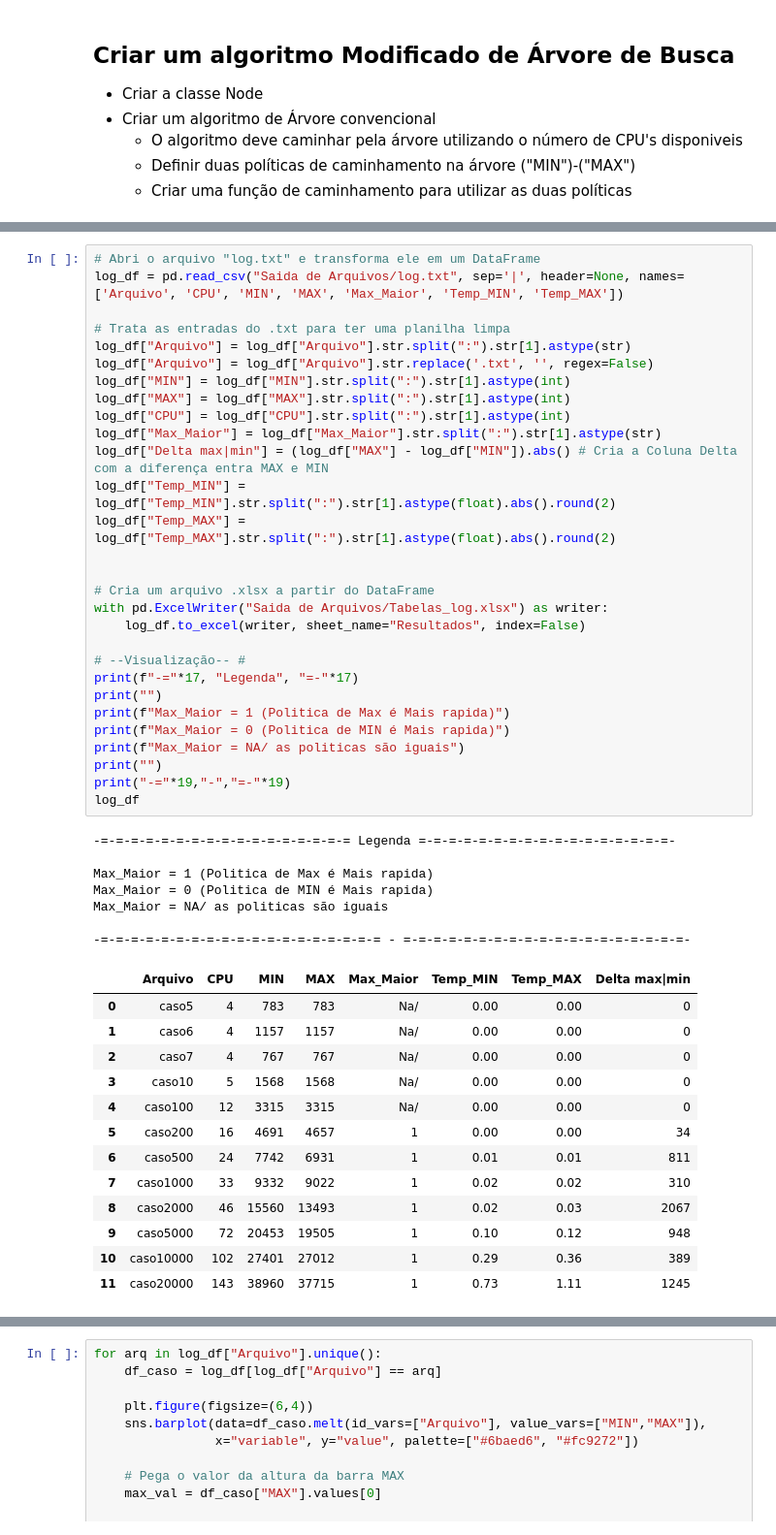
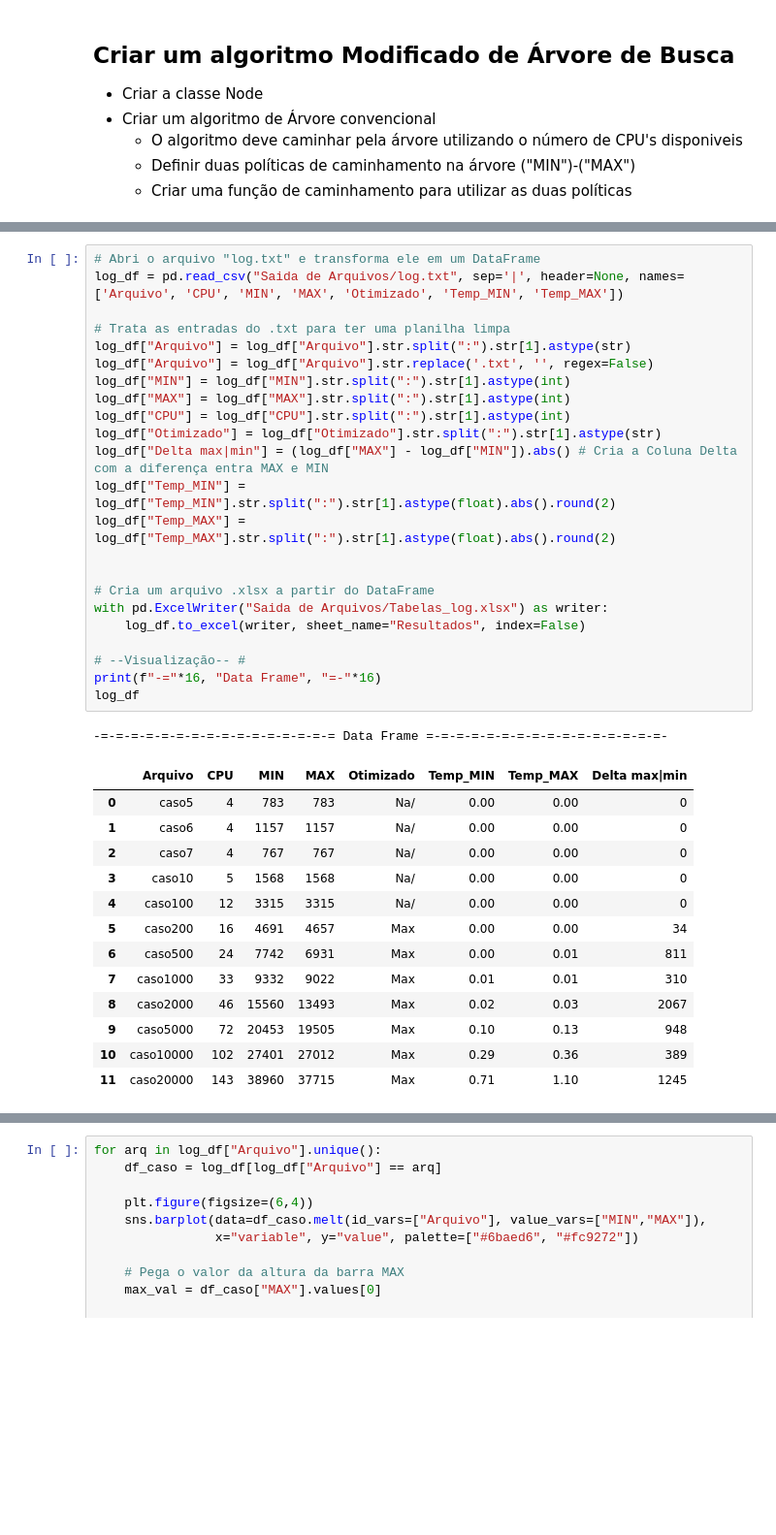
Before and after one commit to Joao-H-Luz/T-1_ALEST_II-Processamento-em-nuvem-, a Jupyter notebook: Tratamento.ipynb, the cells around one changed output, grey strips where cells are left out. Shown: that part at 97% size. Drawn from its saved outputs; the diff is of its cells as text; blank space fills up the shorter version.

```diff
--- a/Tratamento.ipynb
+++ b/Tratamento.ipynb
@@ -205,52 +215,40 @@ O tempo total foi: 1.1104764938354492
         - Gerar um Arquivo Tabelas_log.xlsx
 # %%
 # Abri o arquivo "log.txt" e transforma ele em um DataFrame
-log_df = pd.read_csv("Saida de Arquivos/log.txt", sep='|', header=None, names=['Arquivo', 'CPU', 'MIN', 'MAX', 'Max_Maior', 'Temp_MIN', 'Temp_MAX'])
+log_df = pd.read_csv("Saida de Arquivos/log.txt", sep='|', header=None, names=['Arquivo', 'CPU', 'MIN', 'MAX', 'Otimizado', 'Temp_MIN', 'Temp_MAX'])
 
 # Trata as entradas do .txt para ter uma planilha limpa
 log_df["Arquivo"] = log_df["Arquivo"].str.split(":").str[1].astype(str)
 log_df["Arquivo"] = log_df["Arquivo"].str.replace('.txt', '', regex=False)
 log_df["MIN"] = log_df["MIN"].str.split(":").str[1].astype(int)
 log_df["MAX"] = log_df["MAX"].str.split(":").str[1].astype(int)
 log_df["CPU"] = log_df["CPU"].str.split(":").str[1].astype(int)
-log_df["Max_Maior"] = log_df["Max_Maior"].str.split(":").str[1].astype(str)
+log_df["Otimizado"] = log_df["Otimizado"].str.split(":").str[1].astype(str)
 log_df["Delta max|min"] = (log_df["MAX"] - log_df["MIN"]).abs() # Cria a Coluna Delta com a diferença entra MAX e MIN
 log_df["Temp_MIN"] = log_df["Temp_MIN"].str.split(":").str[1].astype(float).abs().round(2)
 log_df["Temp_MAX"] = log_df["Temp_MAX"].str.split(":").str[1].astype(float).abs().round(2)
 
 
 # Cria um arquivo .xlsx a partir do DataFrame
 with pd.ExcelWriter("Saida de Arquivos/Tabelas_log.xlsx") as writer:
     log_df.to_excel(writer, sheet_name="Resultados", index=False)
 
 # --Visualização-- #
-print(f"-="*17, "Legenda", "=-"*17)
-print("")
-print(f"Max_Maior = 1 (Politica de Max é Mais rapida)")
-print(f"Max_Maior = 0 (Politica de MIN é Mais rapida)")
-print(f"Max_Maior = NA/ as politicas são iguais")
-print("")
-print("-="*19,"-","=-"*19)
+print(f"-="*16, "Data Frame", "=-"*16)
 log_df
 # %% [output]
--=-=-=-=-=-=-=-=-=-=-=-=-=-=-=-=-= Legenda =-=-=-=-=-=-=-=-=-=-=-=-=-=-=-=-=-
-
-Max_Maior = 1 (Politica de Max é Mais rapida)
-Max_Maior = 0 (Politica de MIN é Mais rapida)
-Max_Maior = NA/ as politicas são iguais
-
--=-=-=-=-=-=-=-=-=-=-=-=-=-=-=-=-=-=-= - =-=-=-=-=-=-=-=-=-=-=-=-=-=-=-=-=-=-=-
+-=-=-=-=-=-=-=-=-=-=-=-=-=-=-=-= Data Frame =-=-=-=-=-=-=-=-=-=-=-=-=-=-=-=-
-|  | Arquivo | CPU | MIN | MAX | Max_Maior | Temp_MIN | Temp_MAX | Delta max|min |
+|  | Arquivo | CPU | MIN | MAX | Otimizado | Temp_MIN | Temp_MAX | Delta max|min |
 | 0 | caso5 | 4 | 783 | 783 | Na/ | 0.00 | 0.00 | 0 |
 | 1 | caso6 | 4 | 1157 | 1157 | Na/ | 0.00 | 0.00 | 0 |
 | 2 | caso7 | 4 | 767 | 767 | Na/ | 0.00 | 0.00 | 0 |
 | 3 | caso10 | 5 | 1568 | 1568 | Na/ | 0.00 | 0.00 | 0 |
 | 4 | caso100 | 12 | 3315 | 3315 | Na/ | 0.00 | 0.00 | 0 |
-| 5 | caso200 | 16 | 4691 | 4657 | 1 | 0.00 | 0.00 | 34 |
-| 6 | caso500 | 24 | 7742 | 6931 | 1 | 0.01 | 0.01 | 811 |
-| 7 | caso1000 | 33 | 9332 | 9022 | 1 | 0.02 | 0.02 | 310 |
-| 8 | caso2000 | 46 | 15560 | 13493 | 1 | 0.02 | 0.03 | 2067 |
-| 9 | caso5000 | 72 | 20453 | 19505 | 1 | 0.10 | 0.12 | 948 |
-| 10 | caso10000 | 102 | 27401 | 27012 | 1 | 0.29 | 0.36 | 389 |
-| 11 | caso20000 | 143 | 38960 | 37715 | 1 | 0.73 | 1.11 | 1245 |
+| 5 | caso200 | 16 | 4691 | 4657 | Max | 0.00 | 0.00 | 34 |
+| 6 | caso500 | 24 | 7742 | 6931 | Max | 0.00 | 0.01 | 811 |
+| 7 | caso1000 | 33 | 9332 | 9022 | Max | 0.01 | 0.01 | 310 |
+| 8 | caso2000 | 46 | 15560 | 13493 | Max | 0.02 | 0.03 | 2067 |
+| 9 | caso5000 | 72 | 20453 | 19505 | Max | 0.10 | 0.13 | 948 |
+| 10 | caso10000 | 102 | 27401 | 27012 | Max | 0.29 | 0.36 | 389 |
+| 11 | caso20000 | 143 | 38960 | 37715 | Max | 0.71 | 1.10 | 1245 |
 # %% [markdown]
```
Also changed, not shown: parts of 20 cells of this notebook.
